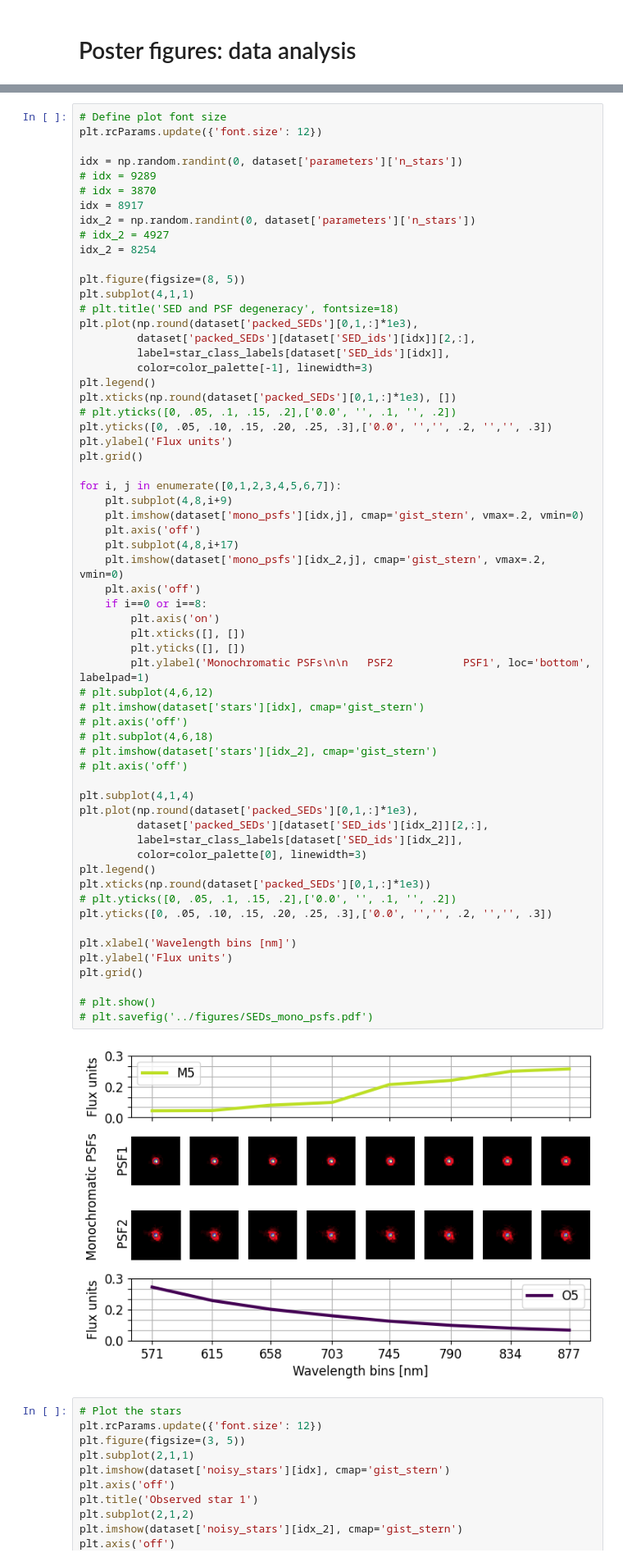
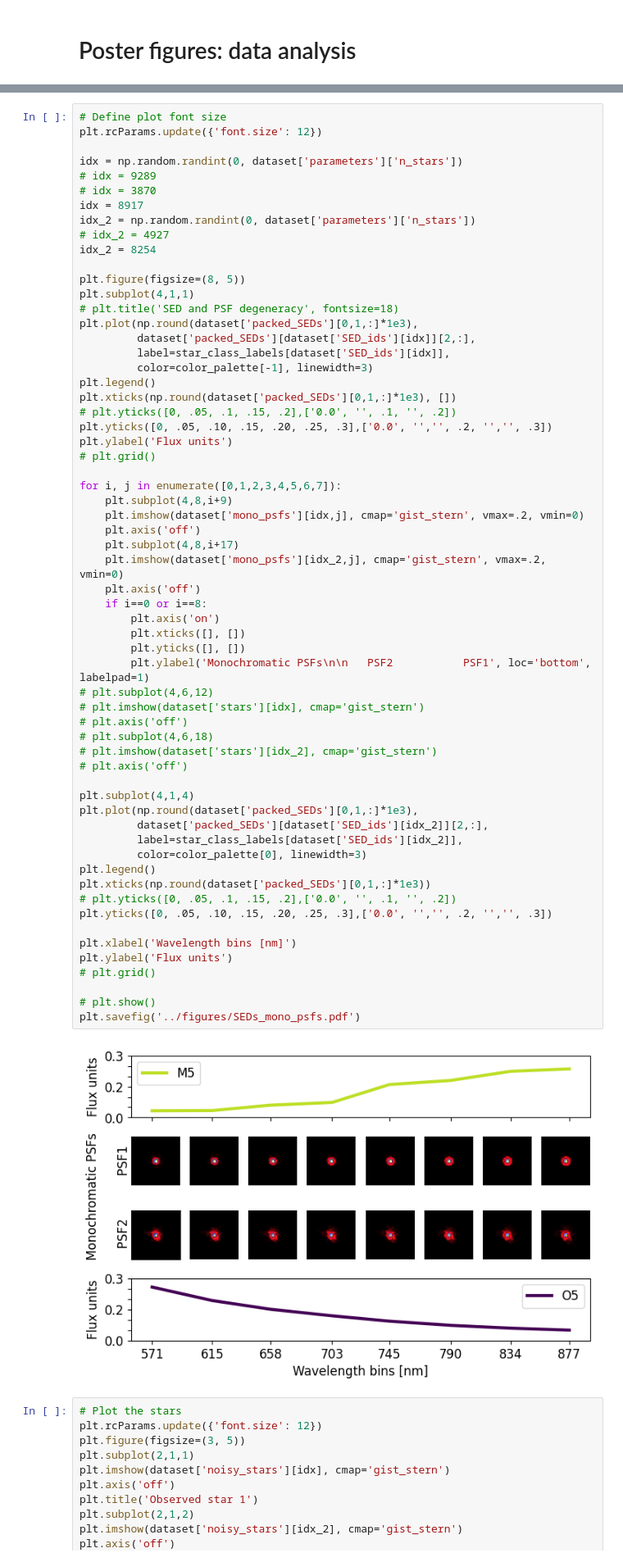
Before and after one commit to CentofantiEze/sed_spectral_classification, a Jupyter notebook: notebooks/plots/degeneracy_similarity-feat_plot.ipynb, the cells around one changed output, grey strips where cells are left out. Shown at 82% size. Drawn from its saved outputs; the diff is of its cells as text.

Commit message:
Figure production run.

```diff
--- a/notebooks/plots/degeneracy_similarity-feat_plot.ipynb
+++ b/notebooks/plots/degeneracy_similarity-feat_plot.ipynb
@@ -174,7 +174,7 @@ plt.xticks(np.round(dataset['packed_SEDs'][0,1,:]*1e3), [])
 # plt.yticks([0, .05, .1, .15, .2],['0.0', '', .1, '', .2])
 plt.yticks([0, .05, .10, .15, .20, .25, .3],['0.0', '','', .2, '','', .3])
 plt.ylabel('Flux units')
-plt.grid()
+# plt.grid()
 
 for i, j in enumerate([0,1,2,3,4,5,6,7]):
     plt.subplot(4,8,i+9)
@@ -183,36 +183,36 @@ for i, j in enumerate([0,1,2,3,4,5,6,7]):
     plt.subplot(4,8,i+17)
     plt.imshow(dataset['mono_psfs'][idx_2,j], cmap='gist_stern', vmax=.2, vmin=0)
     plt.axis('off')
     if i==0 or i==8:
         plt.axis('on')
         plt.xticks([], [])
         plt.yticks([], [])
         plt.ylabel('Monochromatic PSFs\n\n   PSF2           PSF1', loc='bottom', labelpad=1)
 # plt.subplot(4,6,12)
 # plt.imshow(dataset['stars'][idx], cmap='gist_stern')
 # plt.axis('off')
 # plt.subplot(4,6,18)
 # plt.imshow(dataset['stars'][idx_2], cmap='gist_stern')
 # plt.axis('off')
 
 plt.subplot(4,1,4)
 plt.plot(np.round(dataset['packed_SEDs'][0,1,:]*1e3),
          dataset['packed_SEDs'][dataset['SED_ids'][idx_2]][2,:],
          label=star_class_labels[dataset['SED_ids'][idx_2]],
          color=color_palette[0], linewidth=3)
 plt.legend()
 plt.xticks(np.round(dataset['packed_SEDs'][0,1,:]*1e3))
 # plt.yticks([0, .05, .1, .15, .2],['0.0', '', .1, '', .2])
 plt.yticks([0, .05, .10, .15, .20, .25, .3],['0.0', '','', .2, '','', .3])
 
 plt.xlabel('Wavelength bins [nm]')
 plt.ylabel('Flux units')
-plt.grid()
+# plt.grid()
 
 # plt.show()
-# plt.savefig('../figures/SEDs_mono_psfs.pdf')
+plt.savefig('../figures/SEDs_mono_psfs.pdf')
 # %% [output]
-[figure, old version]
+[figure, new version]
 # %%
 # Plot the stars
 plt.rcParams.update({'font.size': 12})
```
Also changed, not shown: parts of 1 cell of this notebook, 3 other files.
